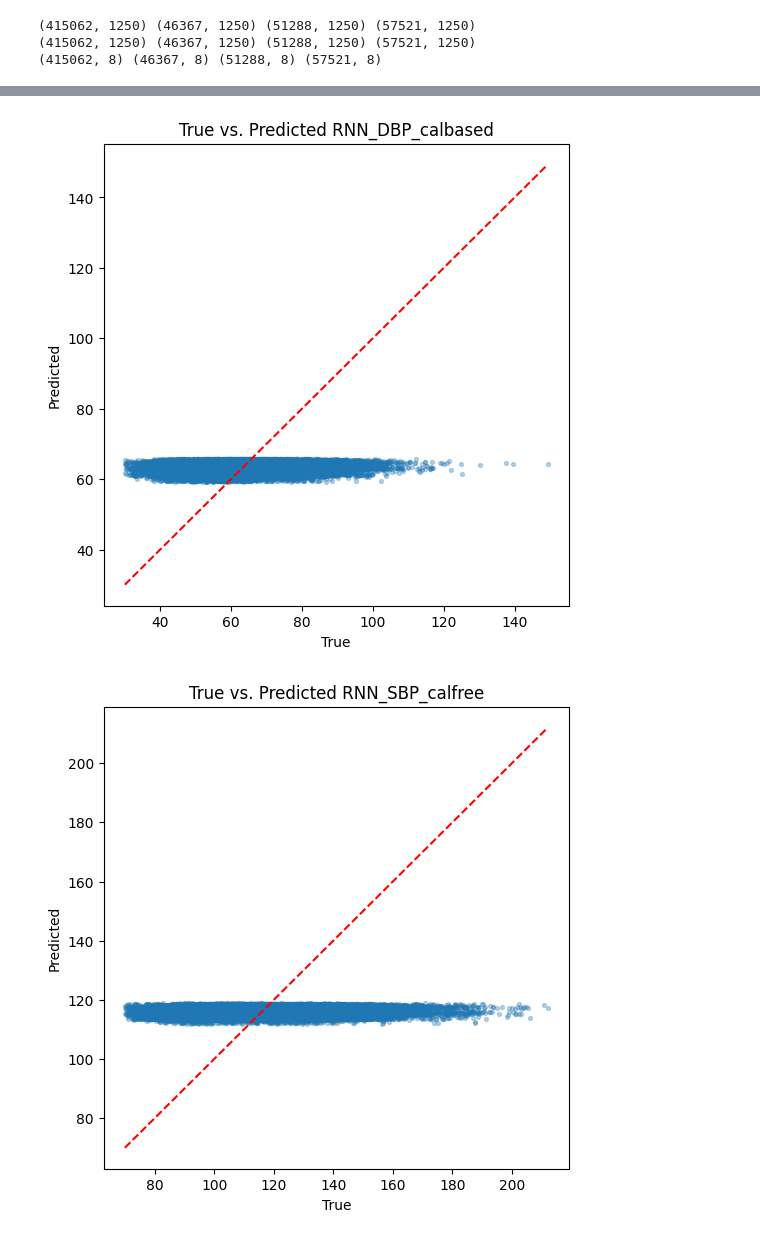
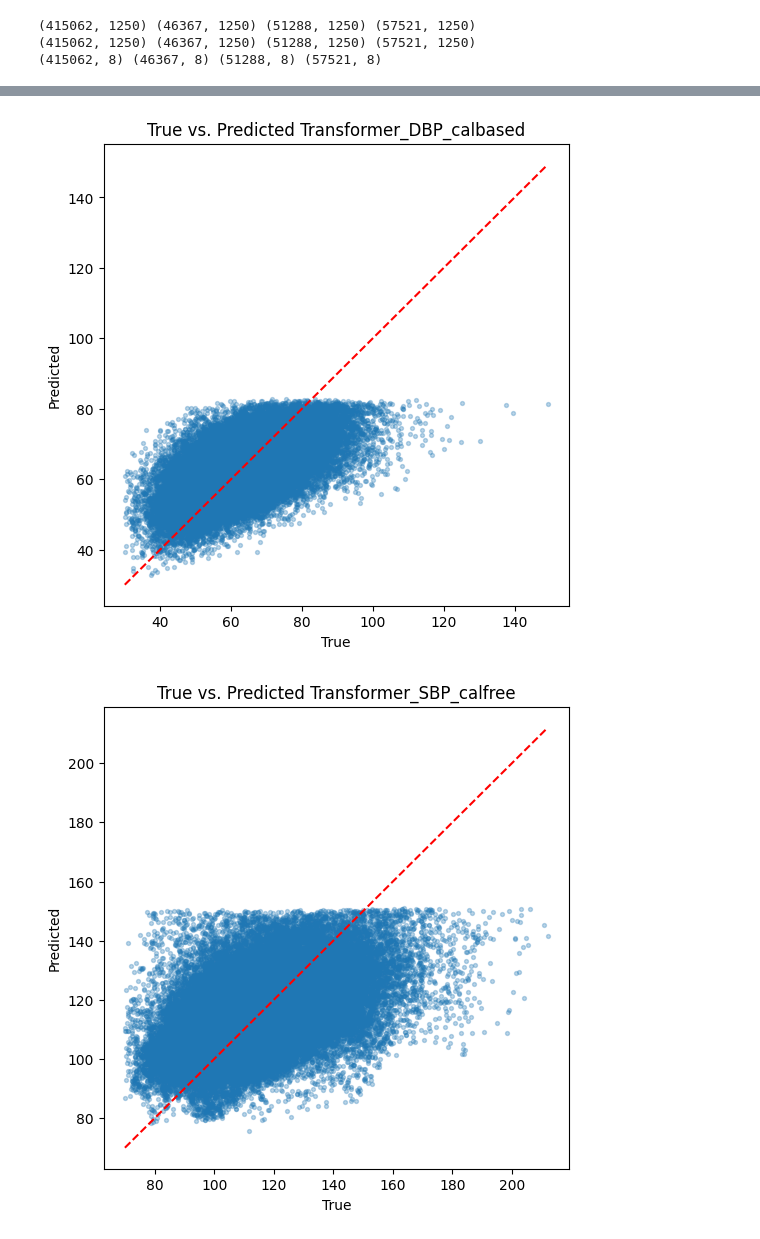
Before and after one commit to yiheng870106/cuffless-bp-pulsedb, a Jupyter notebook: notebooks/02_bp_prediction.ipynb, the cells around one changed output, grey strips where cells are left out. Saved outputs shown, nothing was run; the diff lists cells and outputs as text; code cells hidden in the pictures.

```diff
--- a/notebooks/02_bp_prediction.ipynb
+++ b/notebooks/02_bp_prediction.ipynb
@@ -236,7 +235,9 @@ def run_model(model_list, train_loader, val_loader, test_loader, test_loader_fre
 model_list = [
     ("FCNN", FCNN),
     ("1D CNN", CNN1D),
-    ("GRU", lambda: RNN(model_type='GRU'))
+    ("GRU", lambda: RNN(model_type='GRU')),
+    ("RNN", lambda: RNN(model_type='RNN')),
+    ("LSTM", lambda: RNN(model_type='LSTM')),
 ]
 
 run_model(model_list, train_loader, val_loader, test_loader, test_loader_free)
@@ -264,0 +266,12 @@ run_model(model_list, train_loader, val_loader, test_loader, test_loader_free)
+# %%
+from src.models import (
+    ConvGRU,
+    ConvLSTM,
+)
+
+model_list = [
+    ("ConvGRU", ConvGRU),
+    ("ConvLSTM", ConvLSTM),
+]
+
+run_model(model_list, train_loader, val_loader, test_loader, test_loader_free)
@@ -265,7 +301,6 @@ run_model(model_list, train_loader, val_loader, test_loader, test_loader_free)
 # %%
 model_list = [
-    ("RNN", lambda: RNN(model_type='RNN')),
-    ("LSTM", lambda: RNN(model_type='LSTM')),
+    ("Transformer", Transformer),
 ]
 
 run_model(model_list, train_loader, val_loader, test_loader, test_loader_free)
@@ -281,2 +316,2 @@ run_model(model_list, train_loader, val_loader, test_loader, test_loader_free)
-[figure, old version]
+[figure, new version]
-[figure, old version]
+[figure, new version]
```
Also changed, not shown: parts of 9 cells of this notebook, 43 other files.
